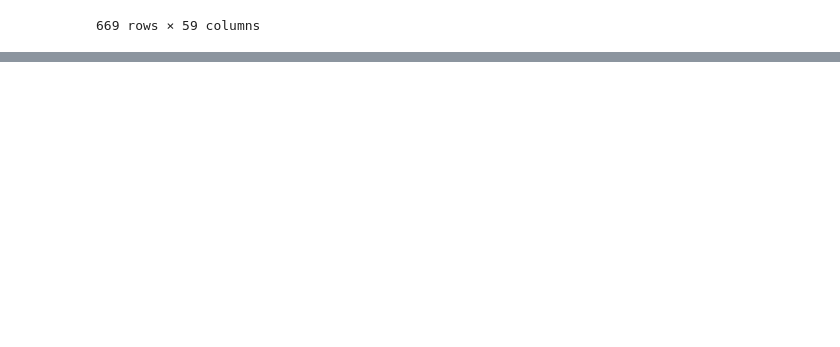
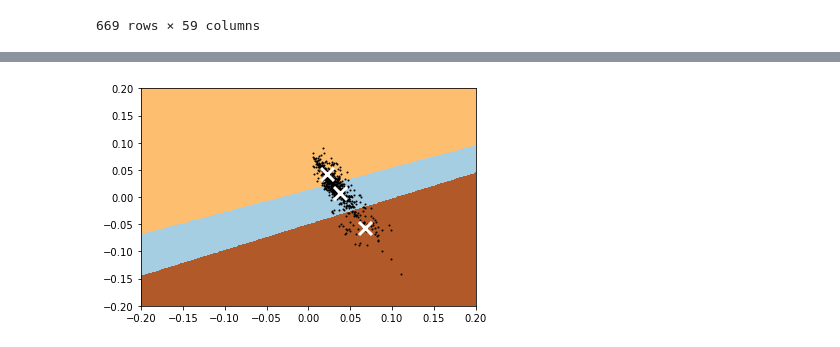
Before and after one commit to EvanLiu0/COGS118B-Project, a Jupyter notebook: Project.ipynb, the cells around one changed output, grey strips where cells are left out. Saved outputs shown, nothing was run; the diff lists cells and outputs as text; code cells hidden in the pictures; blank space fills up the shorter version.

Commit message:
Added Initial K-Means Visualization

```diff
--- a/Project.ipynb
+++ b/Project.ipynb
@@ -129,11 +137,15 @@ Accuracy of LR Model:  0.7482517482517482
 # %%
-model = LogisticRegression()
+#df2[df2.isnull().any(axis=1)]
 
-for i in range(0,5):
+temp = df
+temp = df[df['Average_Health_JP'].notna() & df['St._dev_Health_JP'].notna()]
+temp
 
-    X = temp.drop(columns=['Food classification'])
-    Y = temp['Food classification']
-    x_train, x_test, y_train, y_test = train_test_split(X, Y, test_size=0.3)
+#nah = df[df.isnull().any(axis=1)]
+#nah
 
-    model.fit(x_train, y_train)
-    print("Accuracy of LR Model: ", model.score(x_test, y_test))
+imp = IterativeImputer(max_iter=1, n_nearest_features=10, sample_posterior=True, random_state=0)
+imp.fit(temp.iloc[:,2:])
+#test = df.iloc[478:, 5:]
+idk = imp.transform(df.iloc[:,2:])
+#idk
@@ -278,0 +262,45 @@ kmeans.cluster_centers_
+# %%
+# Code Reference: https://scikit-learn.org/stable/auto_examples/cluster/plot_kmeans_digits.html
+
+kmeans = KMeans(n_clusters=3, random_state=0).fit(pcaDf)
+
+plt.plot(pcaDf.iloc[:, 0], pcaDf.iloc[:, 1], "k.", markersize=2)
+
+centroids = kmeans.cluster_centers_
+
+h = 0.001
+
+x_min, x_max = pcaDf.iloc[:, 0].min() - 1, pcaDf.iloc[:, 0].max() + 1
+y_min, y_max = pcaDf.iloc[:, 1].min() - 1, pcaDf.iloc[:, 1].max() + 1
+xx, yy = np.meshgrid(np.arange(x_min, x_max, h), np.arange(y_min, y_max, h))
+
+Z = kmeans.predict(np.c_[xx.ravel(), yy.ravel()])
+
+Z = Z.reshape(xx.shape)
+
+plt.imshow(
+    Z,
+    interpolation="nearest",
+    extent=(xx.min(), xx.max(), yy.min(), yy.max()),
+    cmap=plt.cm.Paired,
+    aspect="auto",
+    origin="lower",
+)
+
+plt.scatter(
+    centroids[:, 0],
+    centroids[:, 1],
+    marker="x",
+    s=169,
+    linewidths=3,
+    color="w",
+    zorder=10,
+)
+
+plt.xlim(-.2, 0.2)
+plt.ylim(-.2, 0.2)
+plt.xticks(visible = True)
+plt.xticks(visible = True)
+plt.show()
+# %% [output]
+[figure, added]
```
Also changed, not shown: parts of 18 cells of this notebook.
